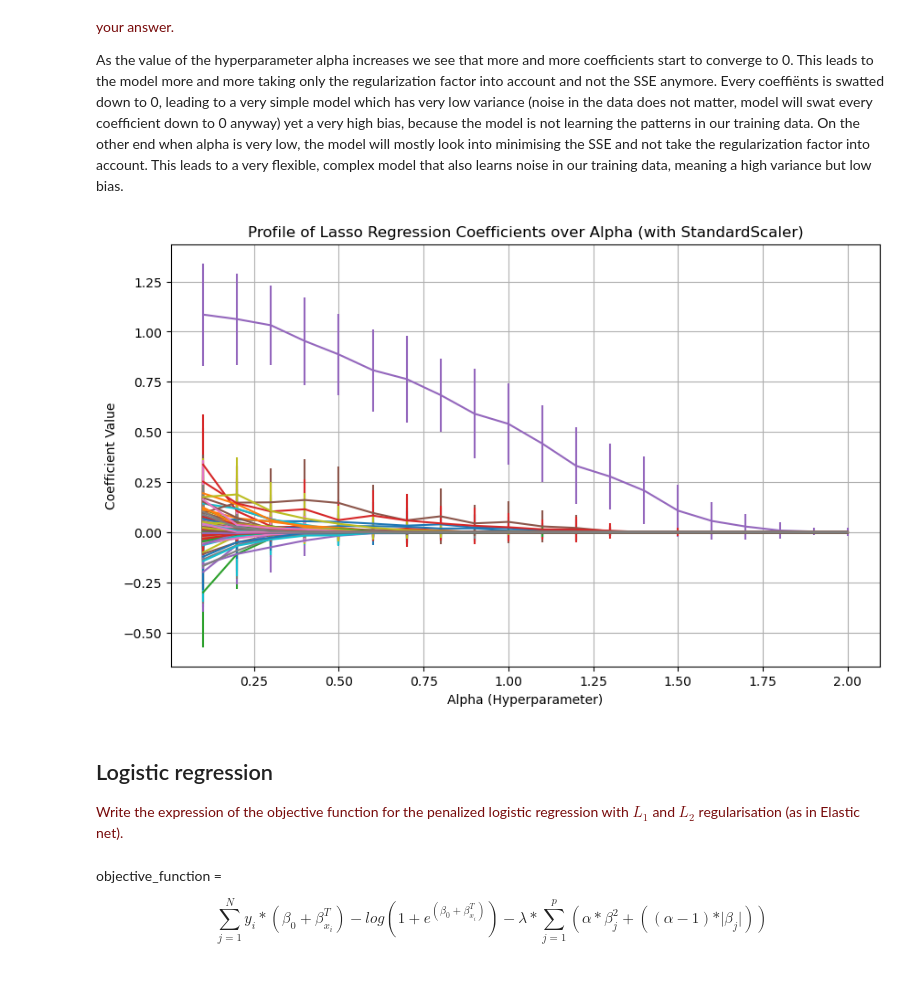
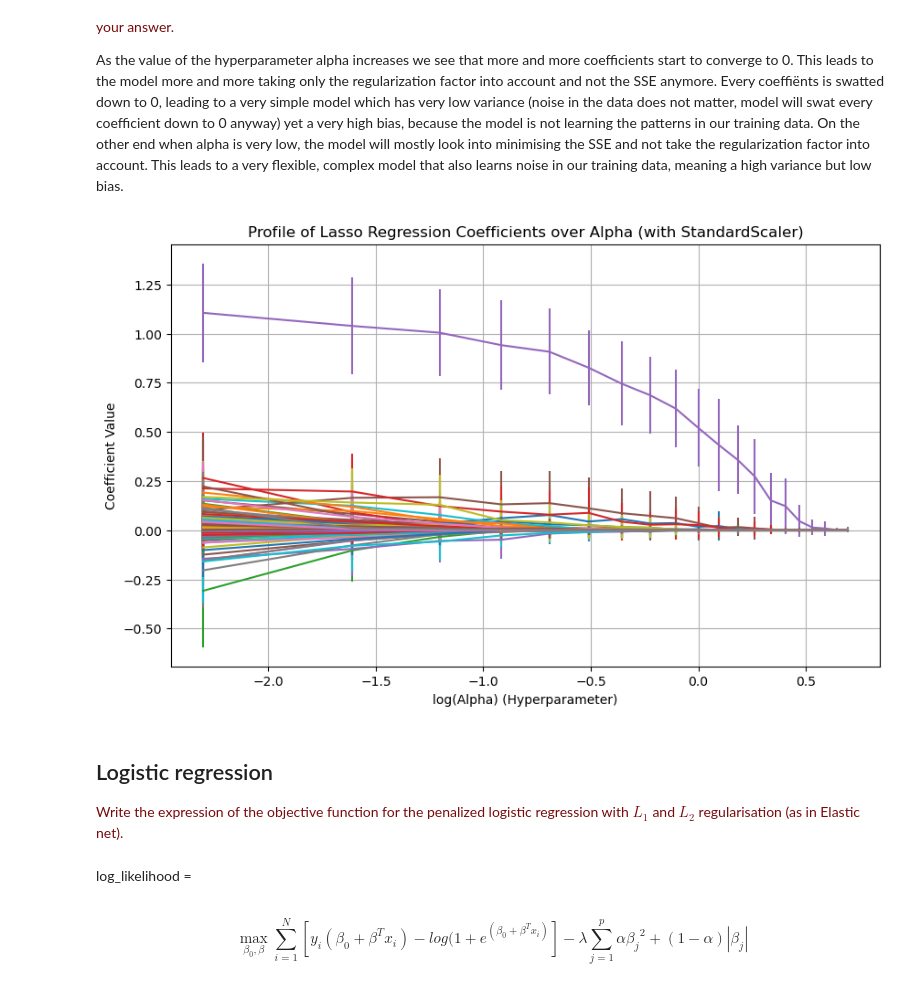
Before and after one commit to Fvlasman/8DM50-Machine-Learning, a Jupyter notebook: week_3_Jesse.ipynb, the cells around one changed output. Cells and saved outputs as stored; diff of their text form; code cells hidden in the pictures.

```diff
--- a/week_3_Jesse.ipynb
+++ b/week_3_Jesse.ipynb
@@ -441,41 +453,41 @@ for alpha in hyperparameter_values:
 
         # Apply the StandardScaler to the bootstrapped data
         X_bootstrap_scaled = scaler.fit_transform(X_bootstrap)
 
         # Fit Lasso regression model with the current alpha on the scaled bootstrap sample
         model = Lasso(alpha=alpha)
         model.fit(X_bootstrap_scaled, y_bootstrap)
 
         # get coefficients
         lasso_coefficients = model.coef_
 
         bootstrap_coefs.append(lasso_coefficients)
 
     # Calculate coefficient statistics for the current alpha
     coefficients_mean.append(np.mean(bootstrap_coefs, axis=0))
     coefficients_std.append(np.std(bootstrap_coefs, axis=0))
 
 # Convert lists to NumPy arrays for plotting
 coefficients_mean = np.array(coefficients_mean)
 coefficients_std = np.array(coefficients_std)
 
 # Create a plot with error bars
 plt.figure(figsize=(10, 6))
 for i in range(coefficients_mean.shape[1]):
-    plt.errorbar(hyperparameter_values, coefficients_mean[:, i], yerr=coefficients_std[:, i], label=f'Feature {i + 1}')
+    plt.errorbar(np.log(hyperparameter_values), coefficients_mean[:, i], yerr=coefficients_std[:, i], label=f'Feature {i + 1}')
 
-plt.xlabel('Alpha (Hyperparameter)')
+plt.xlabel('log(Alpha) (Hyperparameter)')
 plt.ylabel('Coefficient Value')
 plt.title('Profile of Lasso Regression Coefficients over Alpha (with StandardScaler)')
 plt.grid(True)
 plt.show()
 # %% [output]
-[figure, old version]
+[figure, new version]
 # %% [markdown]
 ## Logistic regression
 
 <p><font color='#770a0a'>Write the expression of the objective function for the penalized logistic regression with $L_1$ and $L_2$ regularisation (as in Elastic net).</font></p>
+# %% [markdown]
+log_likelihood =
 # %% [markdown]
-objective_function =
-
-$$\sum_{j = 1}^{N} y_i*(\beta_{0}+\beta_{x_{i}}^T)  - log(1+e^{(\beta_{0}+\beta_{x_{i}}^T)}) - \lambda*\sum_{j=1}^p (\alpha*\beta_{j}^2 + ((\alpha - 1) * \vert\beta_{j}\vert))     $$
+$$\max_{\beta_0,\beta}\sum_{i=1}^{N}{[y_i(\beta_0+\beta^{T}{x_i})-log(1+e^{(\beta_0+\beta^Tx_i)}]- \lambda \sum_{j=1}^{p}{\alpha {\beta_j}^2 + (1 - \alpha) |\beta_j|}}$$
```
Also changed, not shown: parts of 3 cells of this notebook.
